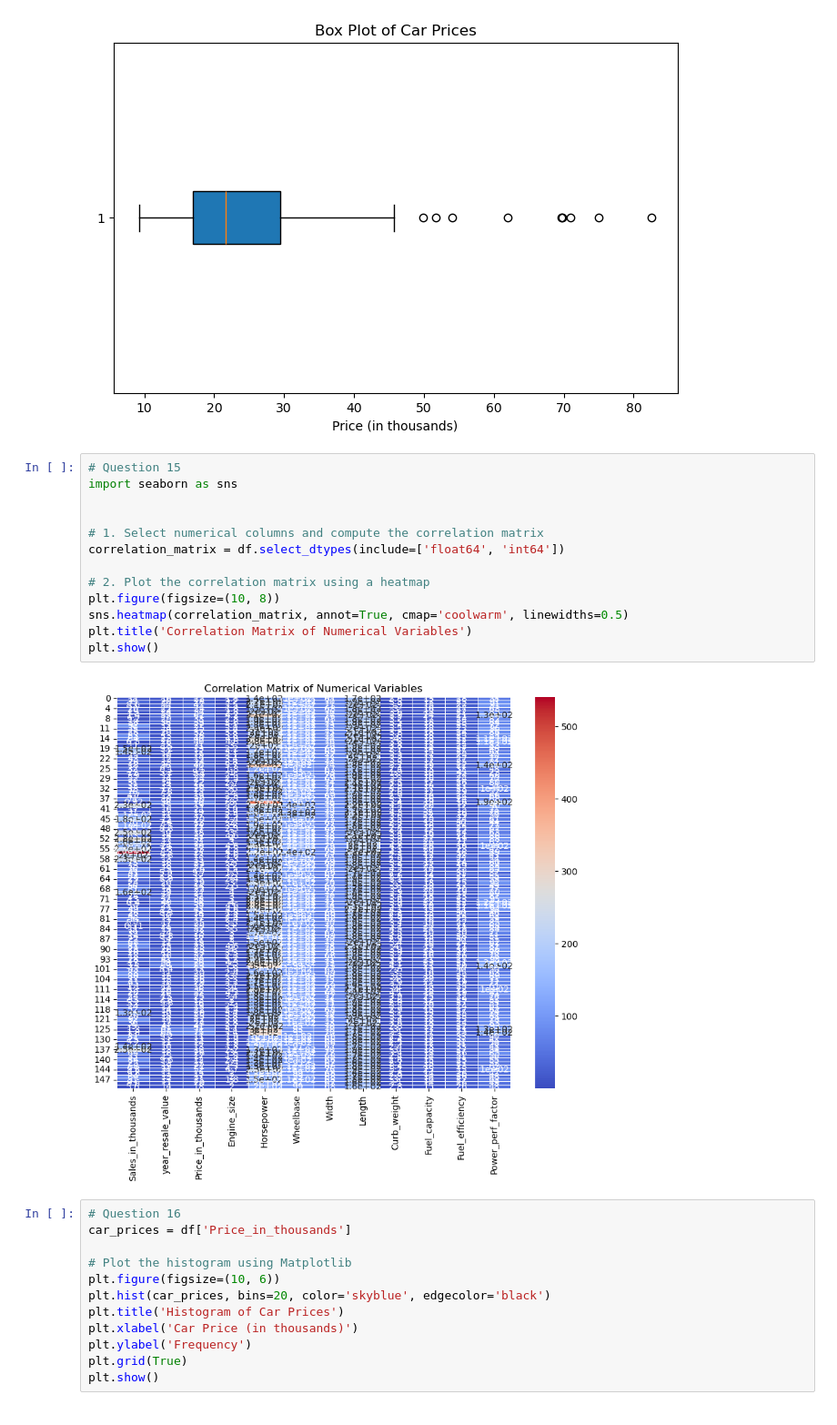
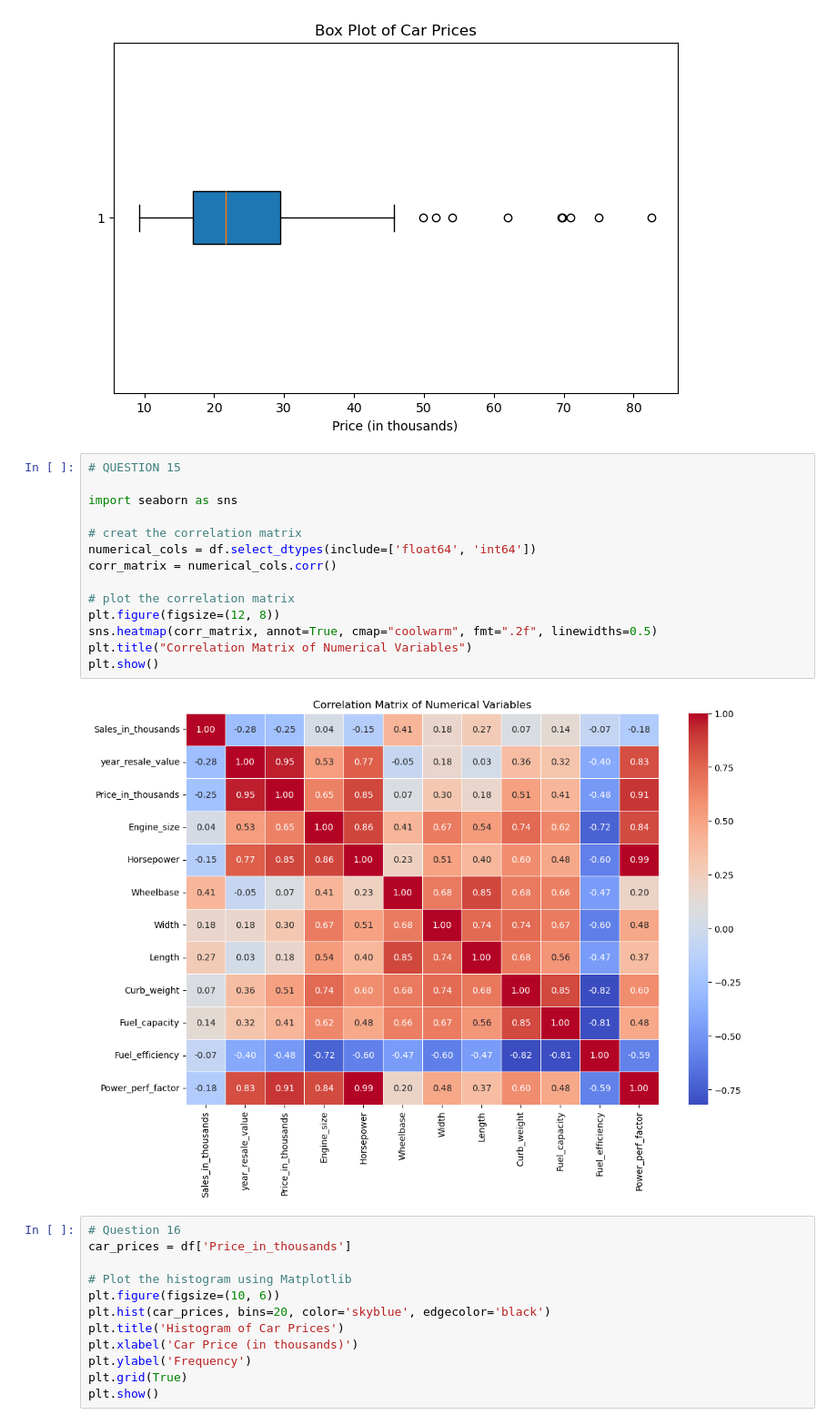
Before and after one commit to jcospy/.ipynb_checkpoints, a Jupyter notebook: Car_Sales_Exploratory_Data_Analysis-checkpoint.ipynb, the cells around one changed output. Shown: that part at 91% size. Drawn from its saved outputs; the diff is of its cells as text.

```diff
--- a/Car_Sales_Exploratory_Data_Analysis-checkpoint.ipynb
+++ b/Car_Sales_Exploratory_Data_Analysis-checkpoint.ipynb
@@ -293,21 +283,22 @@ max       82.600000
 Name: Price_in_thousands, dtype: float64
 [figure]
 [figure]
-# %%
-# Question 15
-import seaborn as sns
-
-
-# 1. Select numerical columns and compute the correlation matrix
-correlation_matrix = df.select_dtypes(include=['float64', 'int64'])
-
-# 2. Plot the correlation matrix using a heatmap
-plt.figure(figsize=(10, 8))
-sns.heatmap(correlation_matrix, annot=True, cmap='coolwarm', linewidths=0.5)
-plt.title('Correlation Matrix of Numerical Variables')
-plt.show()
-# %% [output]
-[figure, removed]
+# %%
+# QUESTION 15
+
+import seaborn as sns
+
+# creat the correlation matrix
+numerical_cols = df.select_dtypes(include=['float64', 'int64'])
+corr_matrix = numerical_cols.corr()
+
+# plot the correlation matrix
+plt.figure(figsize=(12, 8))
+sns.heatmap(corr_matrix, annot=True, cmap="coolwarm", fmt=".2f", linewidths=0.5)
+plt.title("Correlation Matrix of Numerical Variables")
+plt.show()
+# %% [output]
+[figure, added]
 # %%
 # Question 16
 car_prices = df['Price_in_thousands']
```
Also changed, not shown: parts of 6 cells of this notebook.
